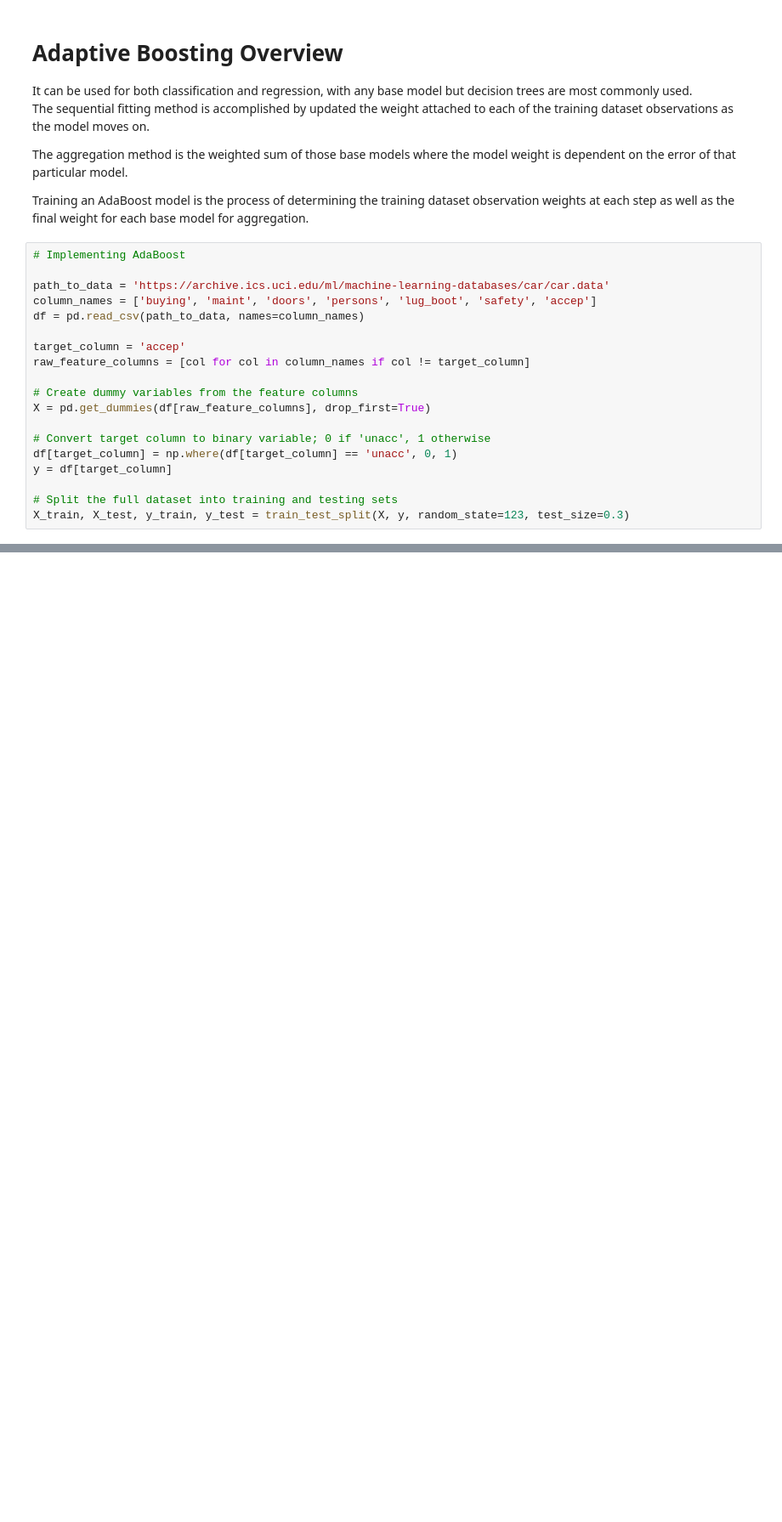
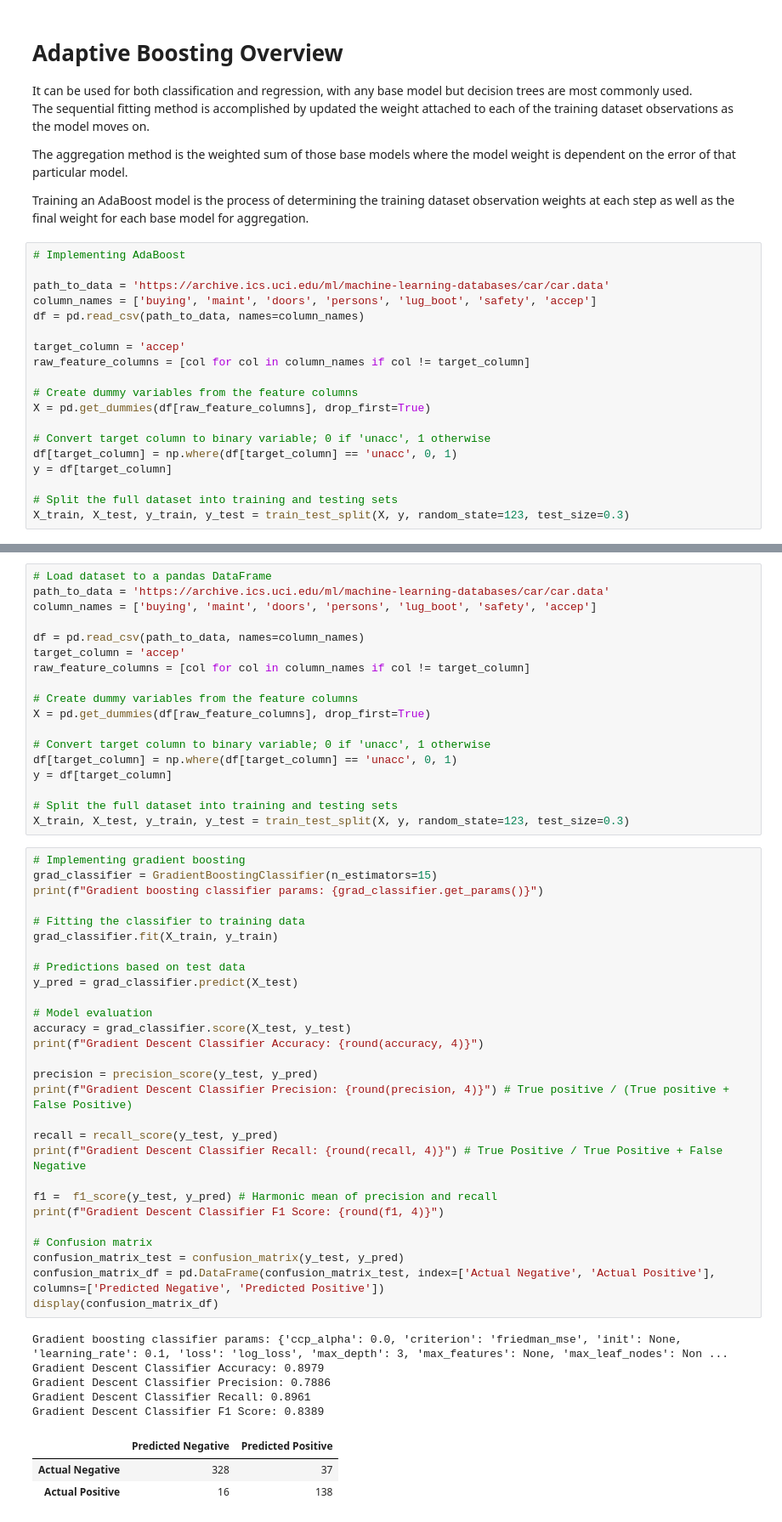
Before and after one commit to JTrehan1/MachineLearningPortfolio, a Jupyter notebook: EnsembleMethods/EnsembleMethods.ipynb, the cells around one changed output, grey strips where cells are left out. Shown: that part at 85% size. Drawn from its saved outputs; the diff is of its cells as text; blank space fills up the shorter version.

```diff
--- a/EnsembleMethods/EnsembleMethods.ipynb
+++ b/EnsembleMethods/EnsembleMethods.ipynb
@@ -491,0 +504,55 @@ ADA Classifier F1 Score: 0.5923
+# %%
+# Load dataset to a pandas DataFrame
+path_to_data = 'https://archive.ics.uci.edu/ml/machine-learning-databases/car/car.data'
+column_names = ['buying', 'maint', 'doors', 'persons', 'lug_boot', 'safety', 'accep']
+
+df = pd.read_csv(path_to_data, names=column_names)
+target_column = 'accep'
+raw_feature_columns = [col for col in column_names if col != target_column]
+
+# Create dummy variables from the feature columns
+X = pd.get_dummies(df[raw_feature_columns], drop_first=True)
+
+# Convert target column to binary variable; 0 if 'unacc', 1 otherwise
+df[target_column] = np.where(df[target_column] == 'unacc', 0, 1)
+y = df[target_column]
+
+# Split the full dataset into training and testing sets
+X_train, X_test, y_train, y_test = train_test_split(X, y, random_state=123, test_size=0.3)
+# %%
+# Implementing gradient boosting
+grad_classifier = GradientBoostingClassifier(n_estimators=15)
+print(f"Gradient boosting classifier params: {grad_classifier.get_params()}")
+
+# Fitting the classifier to training data
+grad_classifier.fit(X_train, y_train)
+
+# Predictions based on test data
+y_pred = grad_classifier.predict(X_test)
+
+# Model evaluation
+accuracy = grad_classifier.score(X_test, y_test)
+print(f"Gradient Descent Classifier Accuracy: {round(accuracy, 4)}")
+
+precision = precision_score(y_test, y_pred)
+print(f"Gradient Descent Classifier Precision: {round(precision, 4)}") # True positive / (True positive + False Positive)
+
+recall = recall_score(y_test, y_pred)
+print(f"Gradient Descent Classifier Recall: {round(recall, 4)}") # True Positive / True Positive + False Negative
+
+f1 =  f1_score(y_test, y_pred) # Harmonic mean of precision and recall
+print(f"Gradient Descent Classifier F1 Score: {round(f1, 4)}")
+
+# Confusion matrix
+confusion_matrix_test = confusion_matrix(y_test, y_pred)
+confusion_matrix_df = pd.DataFrame(confusion_matrix_test, index=['Actual Negative', 'Actual Positive'], columns=['Predicted Negative', 'Predicted Positive'])
+display(confusion_matrix_df)
+# %% [output]
+Gradient boosting classifier params: {'ccp_alpha': 0.0, 'criterion': 'friedman_mse', 'init': None, 'learning_rate': 0.1, 'loss': 'log_loss', 'max_depth': 3, 'max_features': None, 'max_leaf_nodes': Non ...
+Gradient Descent Classifier Accuracy: 0.8979
+Gradient Descent Classifier Precision: 0.7886
+Gradient Descent Classifier Recall: 0.8961
+Gradient Descent Classifier F1 Score: 0.8389
+|  | Predicted Negative | Predicted Positive |
+| Actual Negative | 328 | 37 |
+| Actual Positive | 16 | 138 |
```
Also changed, not shown: parts of 11 cells of this notebook.
